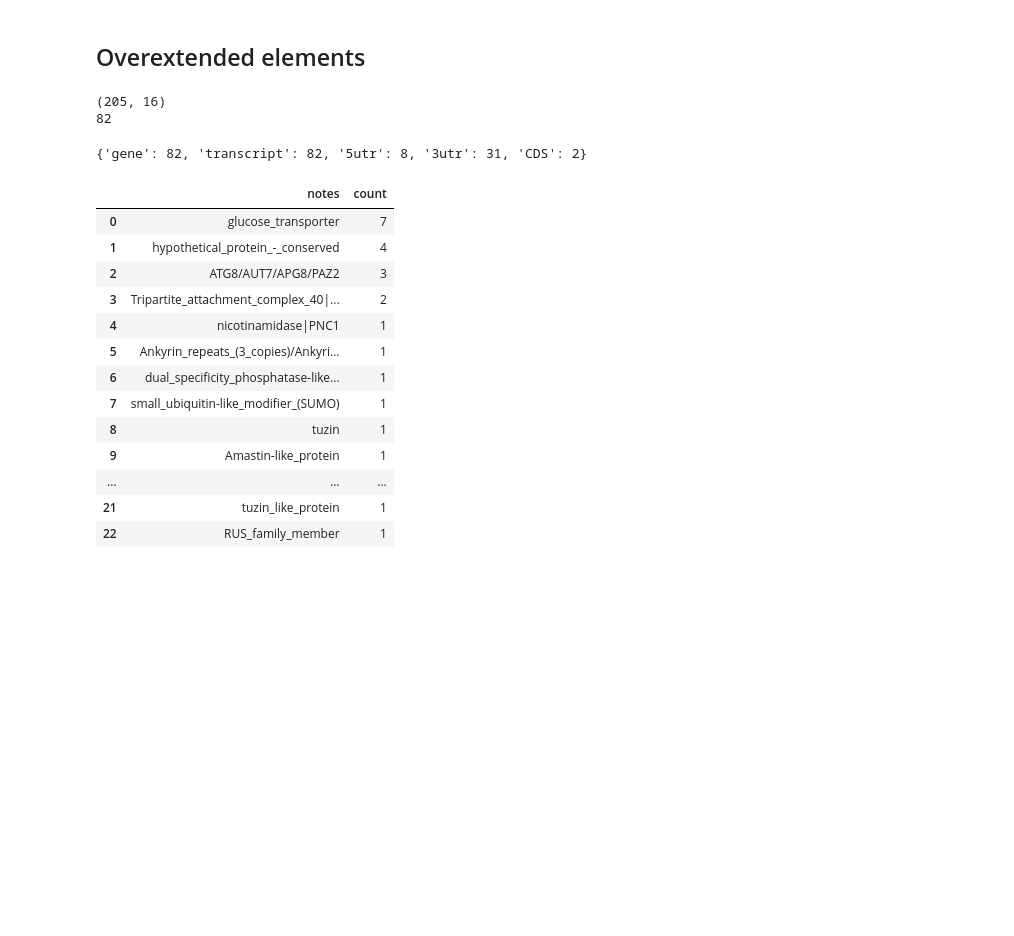
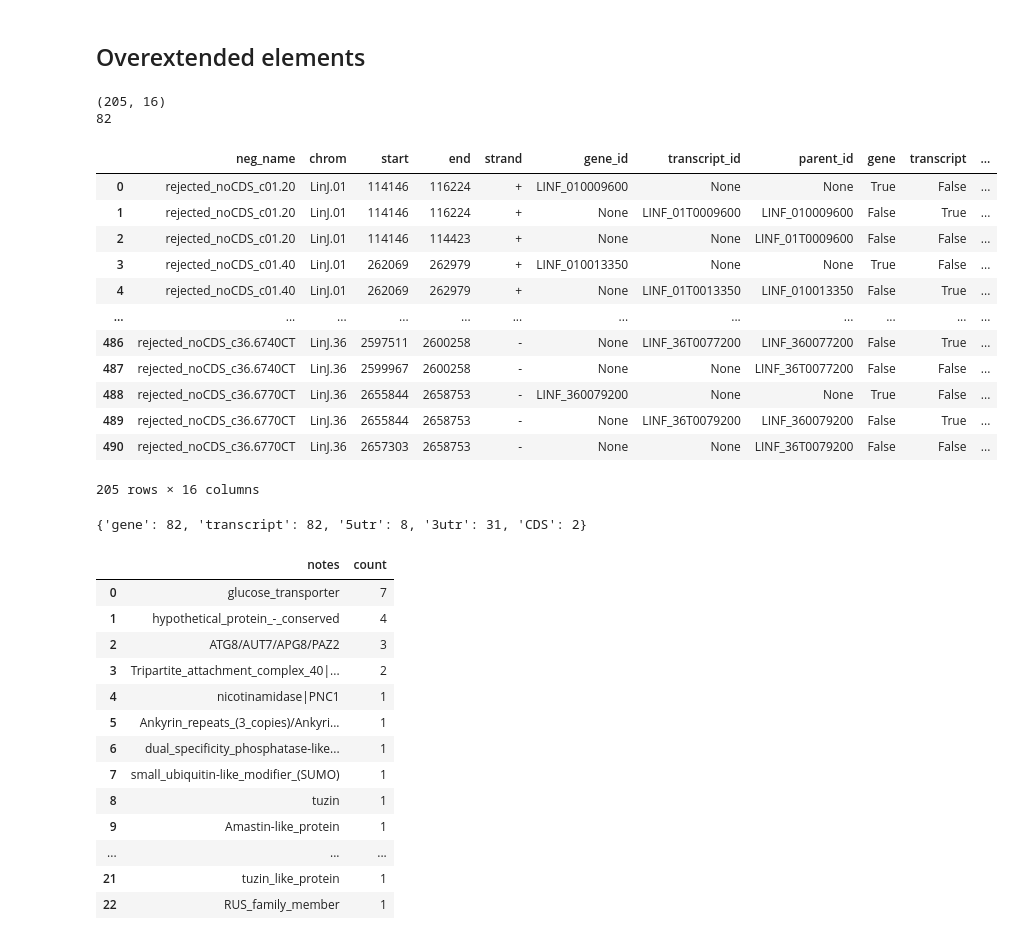
Before and after one commit to Viskuit/Test_BEDOPS, a Jupyter notebook: 25.Negative_analysis/1.NEGATIVE_location_Analysis.ipynb, the cells around one changed output. Drawn from its saved outputs; the diff is of its cells as text; code cells hidden in the pictures; blank space fills up the shorter version.

Commit message:
Started trying to remove some duplicated elements.

```diff
--- a/25.Negative_analysis/1.NEGATIVE_location_Analysis.ipynb
+++ b/25.Negative_analysis/1.NEGATIVE_location_Analysis.ipynb
@@ -1280,6 +1317,22 @@ print(overextend_elements_gtf_df["neg_name"].nunique())
 # %% [output]
 (205, 16)
 82
+# %%
+overextend_elements_gtf_df
+# %% [output]
+|  | neg_name | chrom | start | end | strand | gene_id | transcript_id | parent_id | gene | transcript | ... |
+| 0 | rejected_noCDS_c01.20 | LinJ.01 | 114146 | 116224 | + | LINF_010009600 | None | None | True | False | ... |
+| 1 | rejected_noCDS_c01.20 | LinJ.01 | 114146 | 116224 | + | None | LINF_01T0009600 | LINF_010009600 | False | True | ... |
+| 2 | rejected_noCDS_c01.20 | LinJ.01 | 114146 | 114423 | + | None | None | LINF_01T0009600 | False | False | ... |
+| 3 | rejected_noCDS_c01.40 | LinJ.01 | 262069 | 262979 | + | LINF_010013350 | None | None | True | False | ... |
+| 4 | rejected_noCDS_c01.40 | LinJ.01 | 262069 | 262979 | + | None | LINF_01T0013350 | LINF_010013350 | False | True | ... |
+| ... | ... | ... | ... | ... | ... | ... | ... | ... | ... | ... | ... |
+| 486 | rejected_noCDS_c36.6740CT | LinJ.36 | 2597511 | 2600258 | - | None | LINF_36T0077200 | LINF_360077200 | False | True | ... |
+| 487 | rejected_noCDS_c36.6740CT | LinJ.36 | 2599967 | 2600258 | - | None | None | LINF_36T0077200 | False | False | ... |
+| 488 | rejected_noCDS_c36.6770CT | LinJ.36 | 2655844 | 2658753 | - | LINF_360079200 | None | None | True | False | ... |
+| 489 | rejected_noCDS_c36.6770CT | LinJ.36 | 2655844 | 2658753 | - | None | LINF_36T0079200 | LINF_360079200 | False | True | ... |
+| 490 | rejected_noCDS_c36.6770CT | LinJ.36 | 2657303 | 2658753 | - | None | None | LINF_36T0079200 | False | False | ... |
+205 rows × 16 columns
 # %%
 # Let's group the elements by neg name
 group_overextend_elements_gtf_df = overextend_elements_gtf_df.groupby("neg_name")
```
Also changed, not shown: parts of 8 cells of this notebook, 1 other file.
